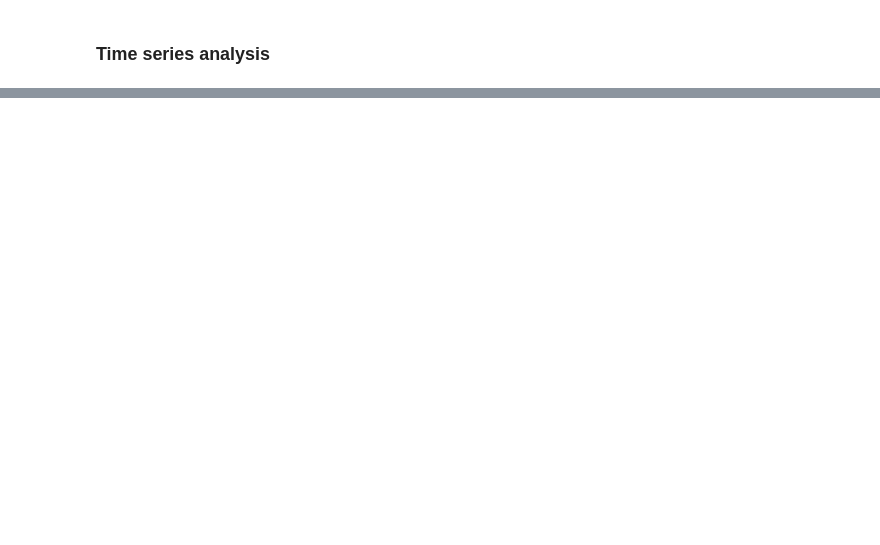
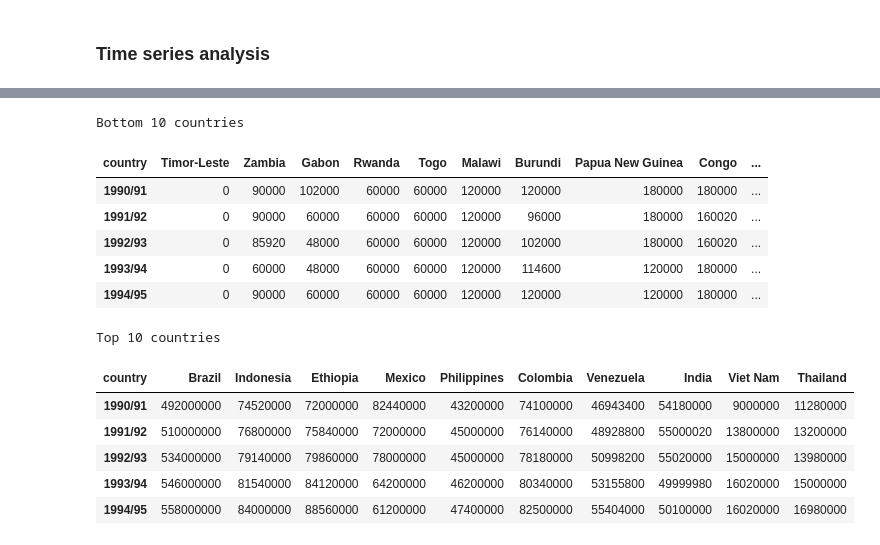
Before and after one commit to samaregbesola/coffee-domestic-consumption-analysis, a Jupyter notebook: notebooks/coffee_domestic_consumption_clean_and_EDA.ipynb, the cells around one changed output, grey strips where cells are left out. Cells and saved outputs as stored; diff of their text form; code cells hidden in the pictures; blank space fills up the shorter version.

```diff
--- a/notebooks/coffee_domestic_consumption_clean_and_EDA.ipynb
+++ b/notebooks/coffee_domestic_consumption_clean_and_EDA.ipynb
@@ -545,2 +547,7 @@ plot_countplot(data=top_10_countries,
 # %% [markdown]
 ### Time series analysis
+# %%
+time_series_countries_df = df.drop(['continent', 'coffee_type', 'total_domestic_consumption'], axis=1).T
+time_series_countries_df.columns = time_series_countries_df.iloc[0]
+time_series_countries_df = time_series_countries_df[1:]
+time_series_countries_df.head()
@@ -546,0 +567,21 @@ plot_countplot(data=top_10_countries,
+# %%
+print('Bottom 10 countries')
+display(time_series_bottom_countries_df.head())
+
+print('Top 10 countries')
+display(time_series_top_countries_df.head())
+# %% [output]
+Bottom 10 countries
+| country | Timor-Leste | Zambia | Gabon | Rwanda | Togo | Malawi | Burundi | Papua New Guinea | Congo | ... |
+| 1990/91 | 0 | 90000 | 102000 | 60000 | 60000 | 120000 | 120000 | 180000 | 180000 | ... |
+| 1991/92 | 0 | 90000 | 60000 | 60000 | 60000 | 120000 | 96000 | 180000 | 160020 | ... |
+| 1992/93 | 0 | 85920 | 48000 | 60000 | 60000 | 120000 | 102000 | 180000 | 160020 | ... |
+| 1993/94 | 0 | 60000 | 48000 | 60000 | 60000 | 120000 | 114600 | 120000 | 180000 | ... |
+| 1994/95 | 0 | 90000 | 60000 | 60000 | 60000 | 120000 | 120000 | 120000 | 180000 | ... |
+Top 10 countries
+| country | Brazil | Indonesia | Ethiopia | Mexico | Philippines | Colombia | Venezuela | India | Viet Nam | Thailand |
+| 1990/91 | 492000000 | 74520000 | 72000000 | 82440000 | 43200000 | 74100000 | 46943400 | 54180000 | 9000000 | 11280000 |
+| 1991/92 | 510000000 | 76800000 | 75840000 | 72000000 | 45000000 | 76140000 | 48928800 | 55000020 | 13800000 | 13200000 |
+| 1992/93 | 534000000 | 79140000 | 79860000 | 78000000 | 45000000 | 78180000 | 50998200 | 55020000 | 15000000 | 13980000 |
+| 1993/94 | 546000000 | 81540000 | 84120000 | 64200000 | 46200000 | 80340000 | 53155800 | 49999980 | 16020000 | 15000000 |
+| 1994/95 | 558000000 | 84000000 | 88560000 | 61200000 | 47400000 | 82500000 | 55404000 | 50100000 | 16020000 | 16980000 |
```
Also changed, not shown: parts of 10 cells of this notebook, 3 other files.
